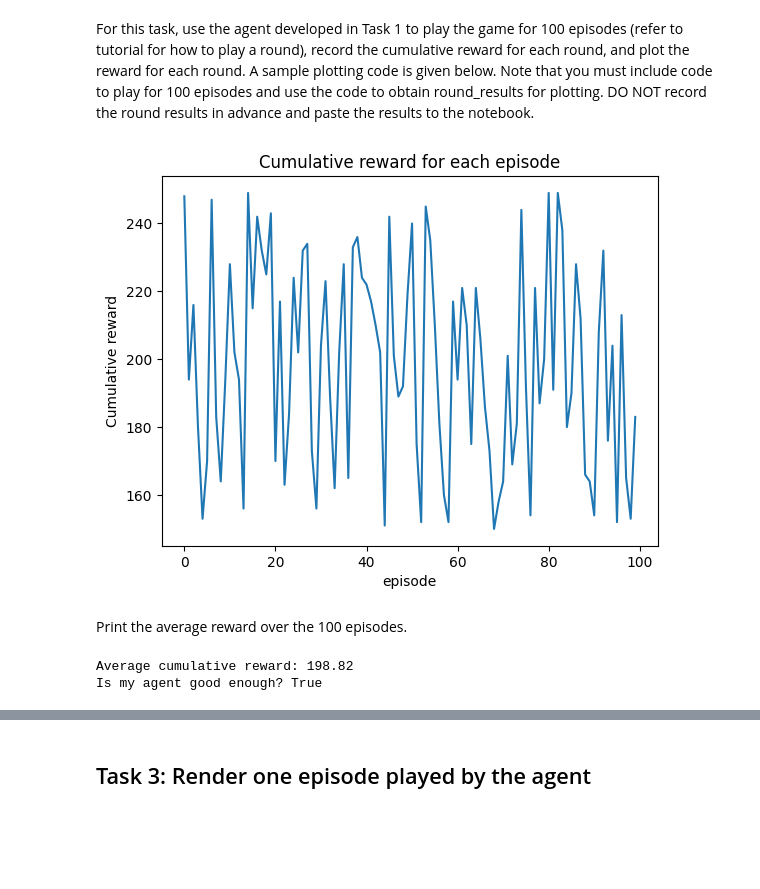
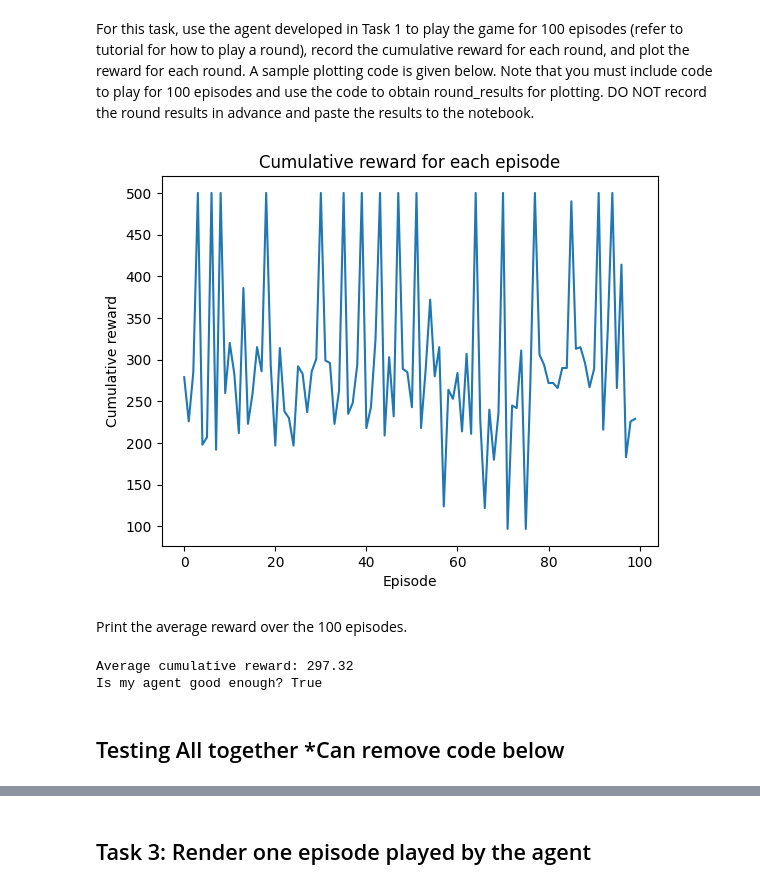
Before and after one commit to charltonxqh/SC3000-Artificial-Intelligence, a Jupyter notebook: cartpole.ipynb, the cells around one changed output, grey strips where cells are left out. Drawn from its saved outputs; the diff is of its cells as text; code cells hidden in the pictures; blank space fills up the shorter version.

```diff
--- a/cartpole.ipynb
+++ b/cartpole.ipynb
@@ -137,20 +160,40 @@ Chosen action: 1
 ## Task 2: Demonstrate the effectiveness of the RL agent
 # %% [markdown]
 For this task, use the agent developed in Task 1 to play the game for 100 episodes (refer to tutorial for how to play a round), record the cumulative reward for each round, and plot the reward for each round. A sample plotting code is given below. Note that you must include code to play for 100 episodes and use the code to obtain round_results for plotting. DO NOT record the round results in advance and paste the results to the notebook.
-# %%
-episode_results = np.random.randint(150, 250, size=100)
-plt.plot(episode_results)
-plt.title('Cumulative reward for each episode')
-plt.ylabel('Cumulative reward')
-plt.xlabel('episode')
-plt.show()
-# %% [output]
-[figure, removed]
+# %%
+# Evaluate agent's performance
+num_eval_episodes = 100
+episode_results = []
+for episode in range(num_eval_episodes):
+    state, _ = env.reset()
+    state = discretize_state(state, bins)
+    done = False
+    cumulative_reward = 0
+
+    while not done:
+        action = np.argmax(q_table[state])  # Always exploit the best known action
+        state, reward, terminated, truncated, _ = env.step(action)
+        state = discretize_state(state, bins)
+        done = terminated or truncated
+        cumulative_reward += reward
+
+    episode_results.append(cumulative_reward)
+
+# Plot results
+plt.plot(episode_results)
+plt.title('Cumulative reward for each episode')
+plt.ylabel('Cumulative reward')
+plt.xlabel('Episode')
+plt.show()
+# %% [output]
+[figure, added]
 # %% [markdown]
 Print the average reward over the 100 episodes.
 # %%
-print("Average cumulative reward:", episode_results.mean())
-print("Is my agent good enough?", episode_results.mean() > 195)
+print("Average cumulative reward:", np.mean(episode_results))
+print("Is my agent good enough?", np.mean(episode_results) > 195)
 # %% [output]
-Average cumulative reward: 198.82
+Average cumulative reward: 297.32
 Is my agent good enough? True
+# %% [markdown]
+## Testing All together *Can remove code below
```
Also changed, not shown: parts of 10 cells of this notebook, 3 other files.
